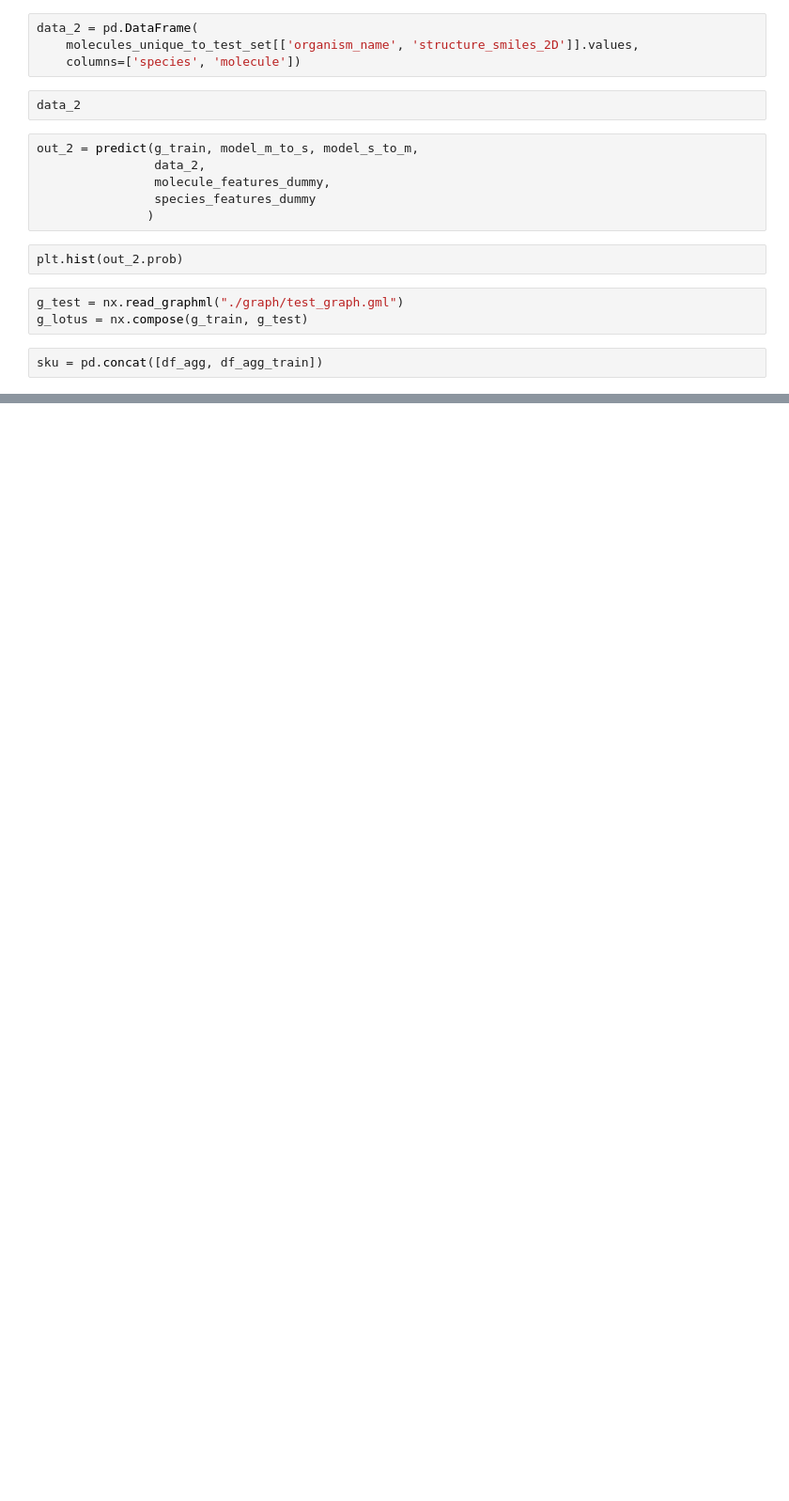
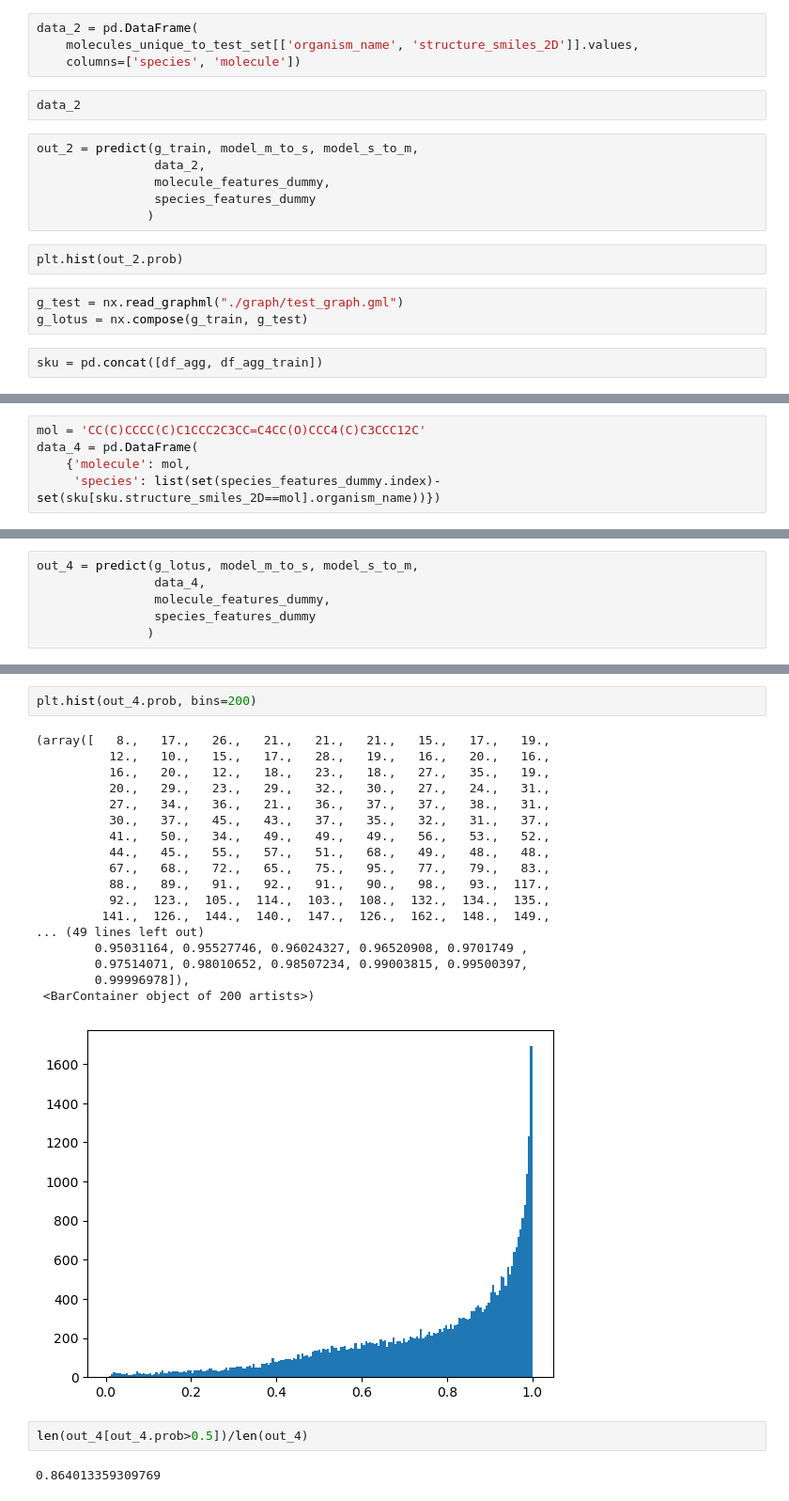
Before and after one commit to anticipated-chemistry-of-life/GNN, a Jupyter notebook: test_pipeline.ipynb, the cells around one changed output, grey strips where cells are left out. Shown at 94% size. Cells and saved outputs as stored; diff of their text form; blank space fills up the shorter version.

```diff
--- a/test_pipeline.ipynb
+++ b/test_pipeline.ipynb
@@ -166,0 +151,5 @@ for c, t in prod:
+# %%
+mol = 'CC(C)CCCC(C)C1CCC2C3CC=C4CC(O)CCC4(C)C3CCC12C'
+data_4 = pd.DataFrame(
+    {'molecule': mol,
+     'species': list(set(species_features_dummy.index)-set(sku[sku.structure_smiles_2D==mol].organism_name))})
@@ -166,0 +172,6 @@ for c, t in prod:
+# %%
+out_4 = predict(g_lotus, model_m_to_s, model_s_to_m,
+                data_4,
+                molecule_features_dummy,
+                species_features_dummy
+               )
@@ -166,0 +196,25 @@ for c, t in prod:
+# %%
+plt.hist(out_4.prob, bins=200)
+# %% [output]
+(array([   8.,   17.,   26.,   21.,   21.,   21.,   15.,   17.,   19.,
+          12.,   10.,   15.,   17.,   28.,   19.,   16.,   20.,   16.,
+          16.,   20.,   12.,   18.,   23.,   18.,   27.,   35.,   19.,
+          20.,   29.,   23.,   29.,   32.,   30.,   27.,   24.,   31.,
+          27.,   34.,   36.,   21.,   36.,   37.,   37.,   38.,   31.,
+          30.,   37.,   45.,   43.,   37.,   35.,   32.,   31.,   37.,
+          41.,   50.,   34.,   49.,   49.,   49.,   56.,   53.,   52.,
+          44.,   45.,   55.,   57.,   51.,   68.,   49.,   48.,   48.,
+          67.,   68.,   72.,   65.,   75.,   95.,   77.,   79.,   83.,
+          88.,   89.,   91.,   92.,   91.,   90.,   98.,   93.,  117.,
+          92.,  123.,  105.,  114.,  103.,  108.,  132.,  134.,  135.,
+         141.,  126.,  144.,  140.,  147.,  126.,  162.,  148.,  149.,
+... (49 lines left out)
+        0.95031164, 0.95527746, 0.96024327, 0.96520908, 0.9701749 ,
+        0.97514071, 0.98010652, 0.98507234, 0.99003815, 0.99500397,
+        0.99996978]),
+ <BarContainer object of 200 artists>)
+[figure, added]
+# %%
+len(out_4[out_4.prob>0.5])/len(out_4)
+# %% [output]
+0.864013359309769
```
Also changed, not shown: parts of 22 cells of this notebook, 7 other files.
